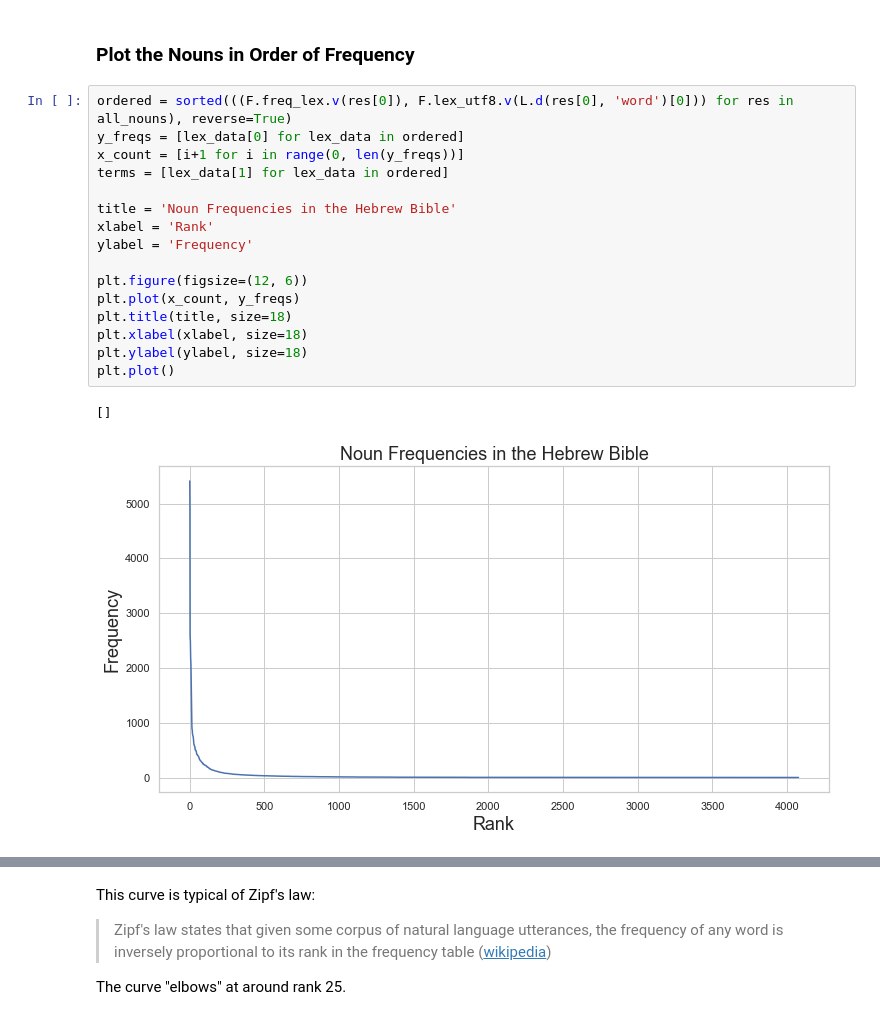
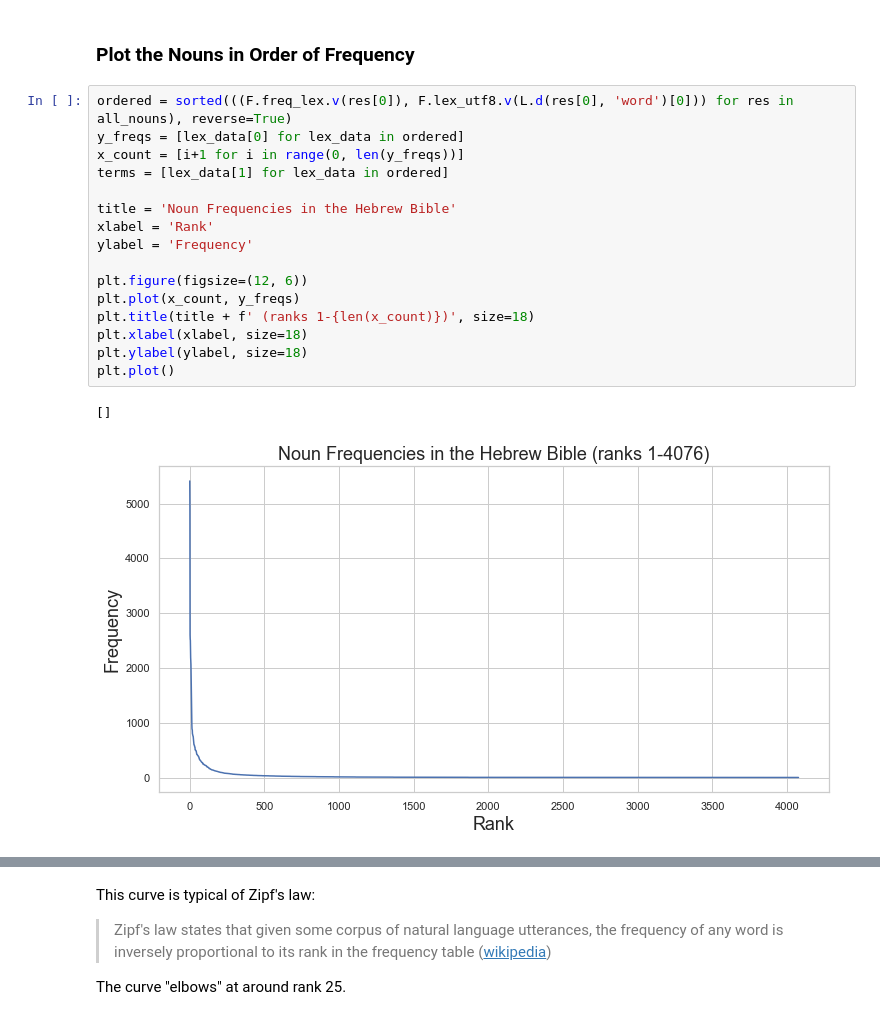
Before and after one commit to codykingham/noun_semantics, a Jupyter notebook: noun_semantics.ipynb, the cells around one changed output, grey strips where cells are left out. Drawn from its saved outputs; the diff is of its cells as text.

Commit message:
add freq to plot titles

```diff
--- a/noun_semantics.ipynb
+++ b/noun_semantics.ipynb
@@ -57,22 +57,22 @@ all_nouns = B.search(search_set)
 # %%
 ordered = sorted(((F.freq_lex.v(res[0]), F.lex_utf8.v(L.d(res[0], 'word')[0])) for res in all_nouns), reverse=True)
 y_freqs = [lex_data[0] for lex_data in ordered]
 x_count = [i+1 for i in range(0, len(y_freqs))]
 terms = [lex_data[1] for lex_data in ordered]
 
 title = 'Noun Frequencies in the Hebrew Bible'
 xlabel = 'Rank'
 ylabel = 'Frequency'
 
 plt.figure(figsize=(12, 6))
 plt.plot(x_count, y_freqs)
-plt.title(title, size=18)
+plt.title(title + f' (ranks 1-{len(x_count)})', size=18)
 plt.xlabel(xlabel, size=18)
 plt.ylabel(ylabel, size=18)
 plt.plot()
 # %% [output]
 []
-[figure, old version]
+[figure, new version]
 # %%
 plt.figure(figsize=(12, 6))
 plt.plot(x_count[:300], y_freqs[:300])
```
Also changed, not shown: parts of 1 cell of this notebook.
